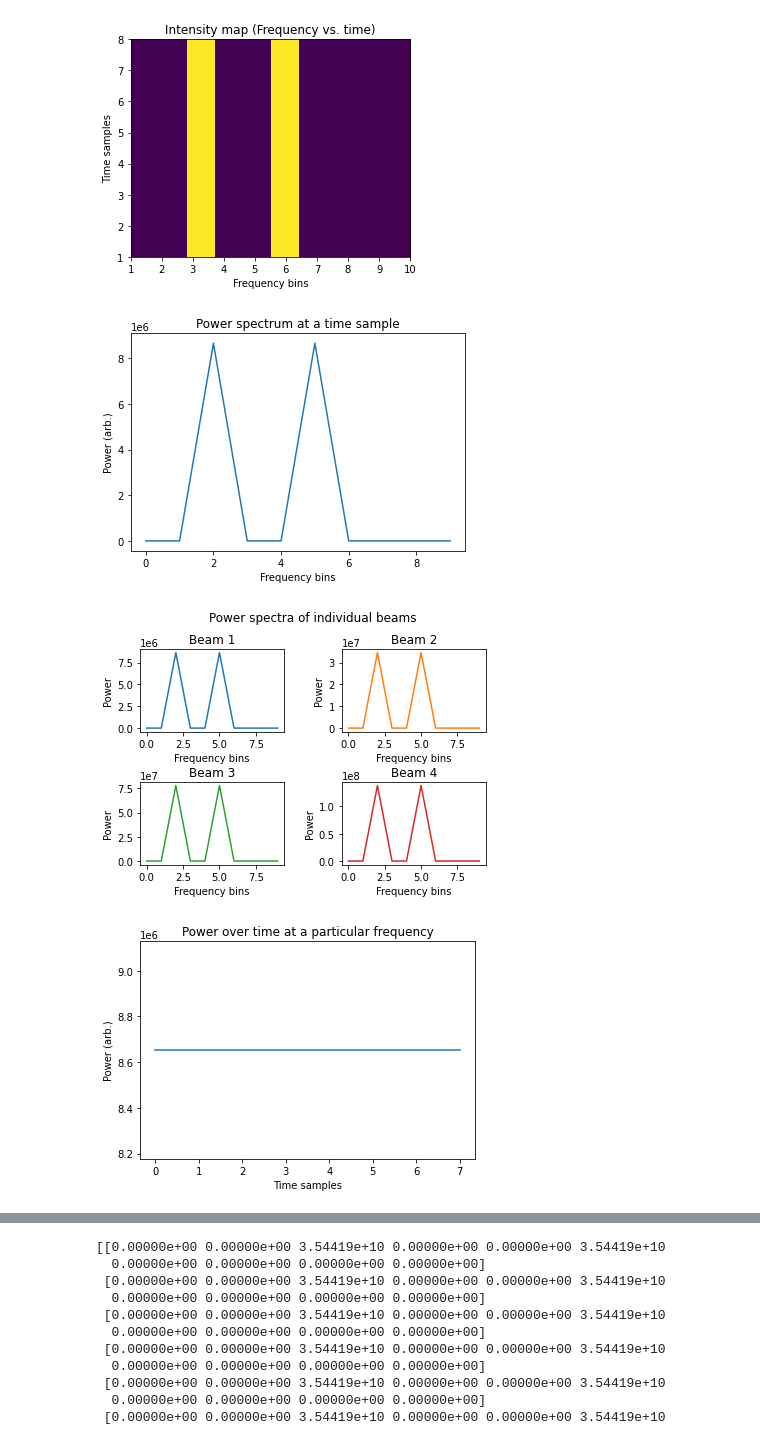
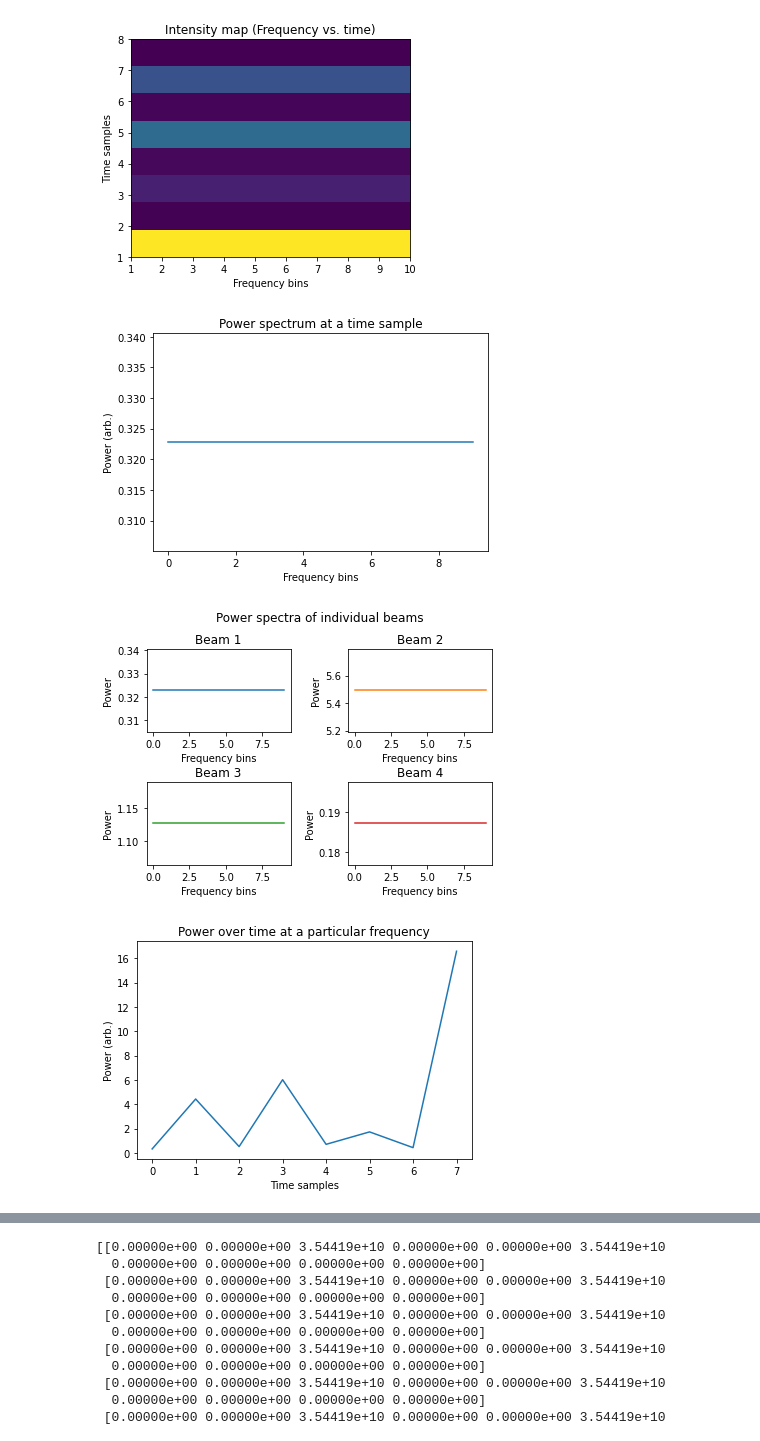
Before and after one commit to mruzinda/Standalone-DSP-code, a Jupyter notebook: Python_code/Untitled1.ipynb, the cells around one changed output, grey strips where cells are left out. Cells and saved outputs as stored; diff of their text form; code cells hidden in the pictures.

```diff
--- a/Python_code/Untitled1.ipynb
+++ b/Python_code/Untitled1.ipynb
@@ -6,8 +6,8 @@ import numpy as np
 
 # Open text file containing beamformer output
 #f= open("output_d_c.txt", 'r')
-#f= open("output_d_cuda.txt", 'r')
-f= open("output_d_c_simple.txt", 'r')
+f= open("output_d_cuda.txt", 'r')
+#= open("output_d_c_simple.txt", 'r')
 #f = open("output_d_cuda_simple.txt", 'r')
 
 # Read file contents
@@ -99,39 +99,39 @@ axs[0, 1].plot(contents_array[0:N_time,freq_idx,1], 'tab:orange')
 axs[0, 1].set_title('Beam 2')
 axs[1, 0].plot(contents_array[0:N_time,freq_idx,2], 'tab:green')
 axs[1, 0].set_title('Beam 3')
-axs[1, 1].plot(contents_array[0:N_time,freq_idx,33], 'tab:red')
-axs[1, 1].set_title('Beam 33')
+axs[1, 1].plot(contents_array[0:N_time,freq_idx,32], 'tab:red')
+axs[1, 1].set_title('Beam 32')
 
 # set the spacing between subplots
 plt.subplots_adjust(left=0.1,
                     bottom=0.1,
                     right=0.9,
                     top=0.85,
                     wspace=0.4,
                     hspace=0.6)
 
 for ax in axs.flat:
     ax.set(xlabel='Time samples', ylabel='Power')
 
 # Hide x labels and tick labels for top plots and y ticks for right plots.
 #for ax in axs.flat:
 #    ax.label_outer()
 plt.show()
 
 f.close()
 
 # Check with incrementing set of simulated data and coefficients
 chk_flag = 0
 if(chk_flag==1):
     beam_idx = 64 # Change beam index to see what the output of the corresponding beam should be
     tmp_calc = 0
     for i in range(1,65):
         tmp_calc = tmp_calc + beam_idx*i
 
     print(tmp_calc) # Output of beamformer
     print(tmp_calc*tmp_calc + tmp_calc*tmp_calc) # Output power with imaginary part set to zero
 # %% [output]
-[figure, old version]
+[figure, new version]
-[figure, old version]
+[figure, new version]
-[figure, old version]
+[figure, new version]
-[figure, old version]
+[figure, new version]
```
Also changed, not shown: parts of 1 cell of this notebook, 2 other files.
